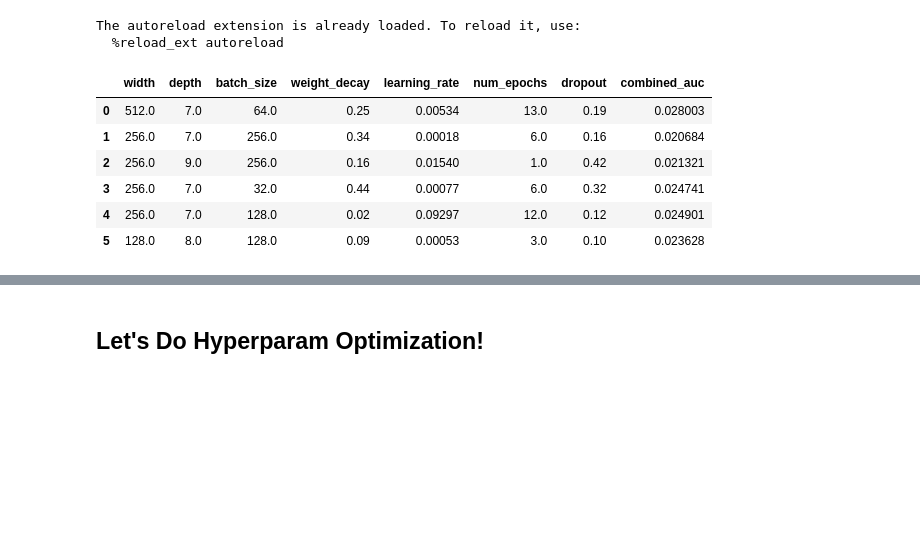
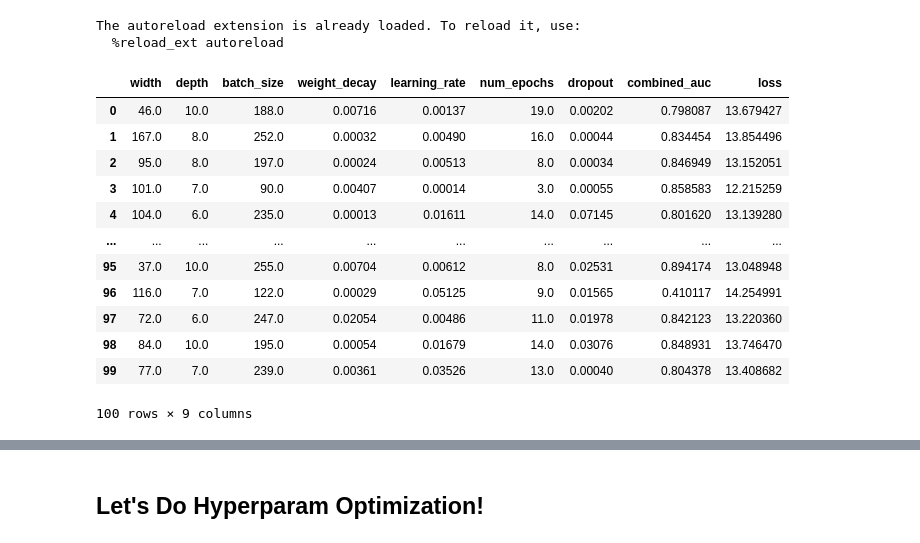
Before and after one commit to YitongTseo/ml_phage_display, a Jupyter notebook: FSup_Hyperparam_Search.ipynb, the cells around one changed output, grey strips where cells are left out. Cells and saved outputs as stored; diff of their text form; code cells hidden in the pictures; blank space fills up the shorter version.

Commit message:
Update Hyperparameters after search
As title

```diff
--- a/FSup_Hyperparam_Search.ipynb
+++ b/FSup_Hyperparam_Search.ipynb
@@ -133,32 +139,39 @@ seq_check = (
 # %%
 import json
 import os
 import pandas as pd
 import seaborn as sns
 
-f = f"{protein_of_interest}_hyperparam_output.csv"
+f = f"{protein_of_interest}_hyperparam_output_100_tpe.csv"
 if os.path.exists(f):
     SAVE_DF = pd.read_csv(f)
 else:
     SAVE_DF = pd.DataFrame(
         columns=[
             "width",
             "depth",
             "batch_size",
             "weight_decay",
             "learning_rate",
             "num_epochs",
             "dropout",
             "combined_auc",
+            "loss",
         ]
     )
 SAVE_DF
 # %% [output]
-|  | width | depth | batch_size | weight_decay | learning_rate | num_epochs | dropout | combined_auc |
-| 0 | 512.0 | 7.0 | 64.0 | 0.25 | 0.00534 | 13.0 | 0.19 | 0.028003 |
-| 1 | 256.0 | 7.0 | 256.0 | 0.34 | 0.00018 | 6.0 | 0.16 | 0.020684 |
-| 2 | 256.0 | 9.0 | 256.0 | 0.16 | 0.01540 | 1.0 | 0.42 | 0.021321 |
-| 3 | 256.0 | 7.0 | 32.0 | 0.44 | 0.00077 | 6.0 | 0.32 | 0.024741 |
-| 4 | 256.0 | 7.0 | 128.0 | 0.02 | 0.09297 | 12.0 | 0.12 | 0.024901 |
-| 5 | 128.0 | 8.0 | 128.0 | 0.09 | 0.00053 | 3.0 | 0.10 | 0.023628 |
+|  | width | depth | batch_size | weight_decay | learning_rate | num_epochs | dropout | combined_auc | loss |
+| 0 | 46.0 | 10.0 | 188.0 | 0.00716 | 0.00137 | 19.0 | 0.00202 | 0.798087 | 13.679427 |
+| 1 | 167.0 | 8.0 | 252.0 | 0.00032 | 0.00490 | 16.0 | 0.00044 | 0.834454 | 13.854496 |
+| 2 | 95.0 | 8.0 | 197.0 | 0.00024 | 0.00513 | 8.0 | 0.00034 | 0.846949 | 13.152051 |
+| 3 | 101.0 | 7.0 | 90.0 | 0.00407 | 0.00014 | 3.0 | 0.00055 | 0.858583 | 12.215259 |
+| 4 | 104.0 | 6.0 | 235.0 | 0.00013 | 0.01611 | 14.0 | 0.07145 | 0.801620 | 13.139280 |
+| ... | ... | ... | ... | ... | ... | ... | ... | ... | ... |
+| 95 | 37.0 | 10.0 | 255.0 | 0.00704 | 0.00612 | 8.0 | 0.02531 | 0.894174 | 13.048948 |
+| 96 | 116.0 | 7.0 | 122.0 | 0.00029 | 0.05125 | 9.0 | 0.01565 | 0.410117 | 14.254991 |
+| 97 | 72.0 | 6.0 | 247.0 | 0.02054 | 0.00486 | 11.0 | 0.01978 | 0.842123 | 13.220360 |
+| 98 | 84.0 | 10.0 | 195.0 | 0.00054 | 0.01679 | 14.0 | 0.03076 | 0.848931 | 13.746470 |
+| 99 | 77.0 | 7.0 | 239.0 | 0.00361 | 0.03526 | 13.0 | 0.00040 | 0.804378 | 13.408682 |
+100 rows × 9 columns
 # %%
```
Also changed, not shown: parts of 11 cells of this notebook.
